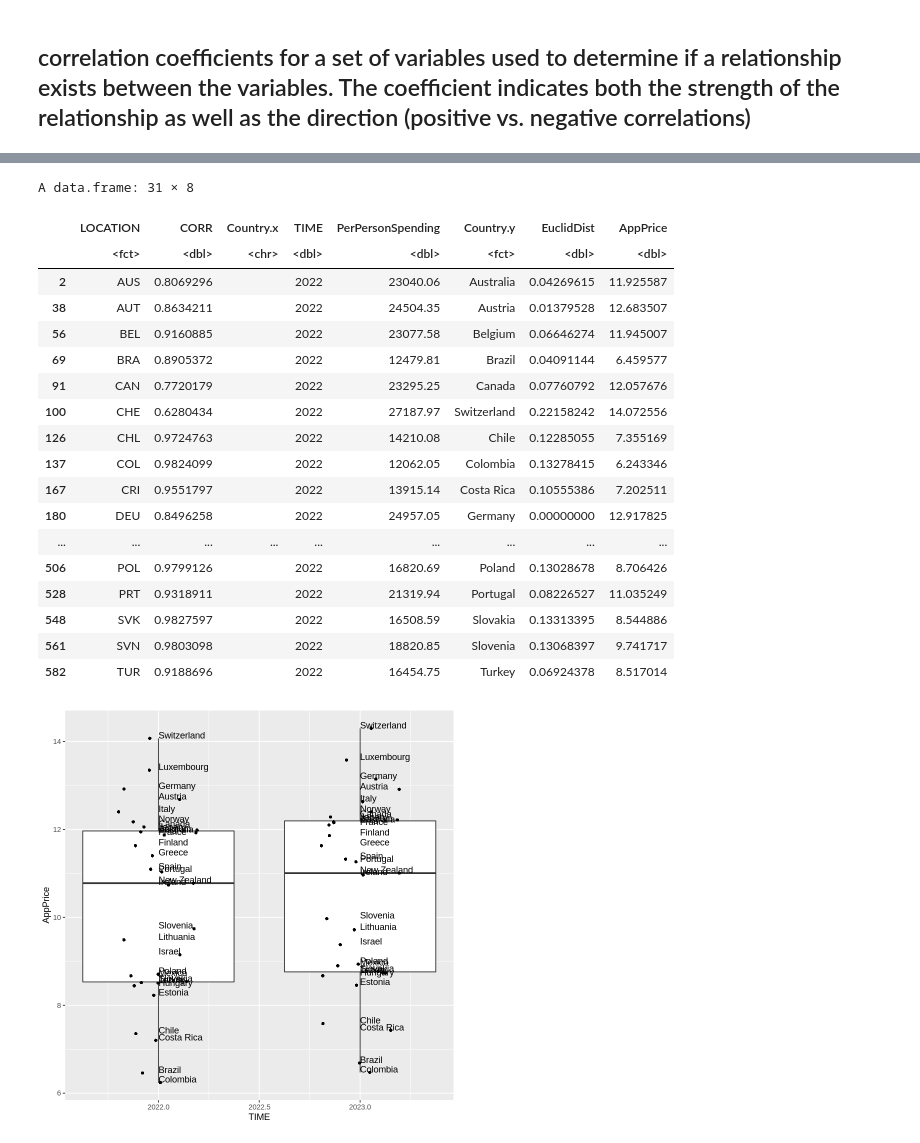
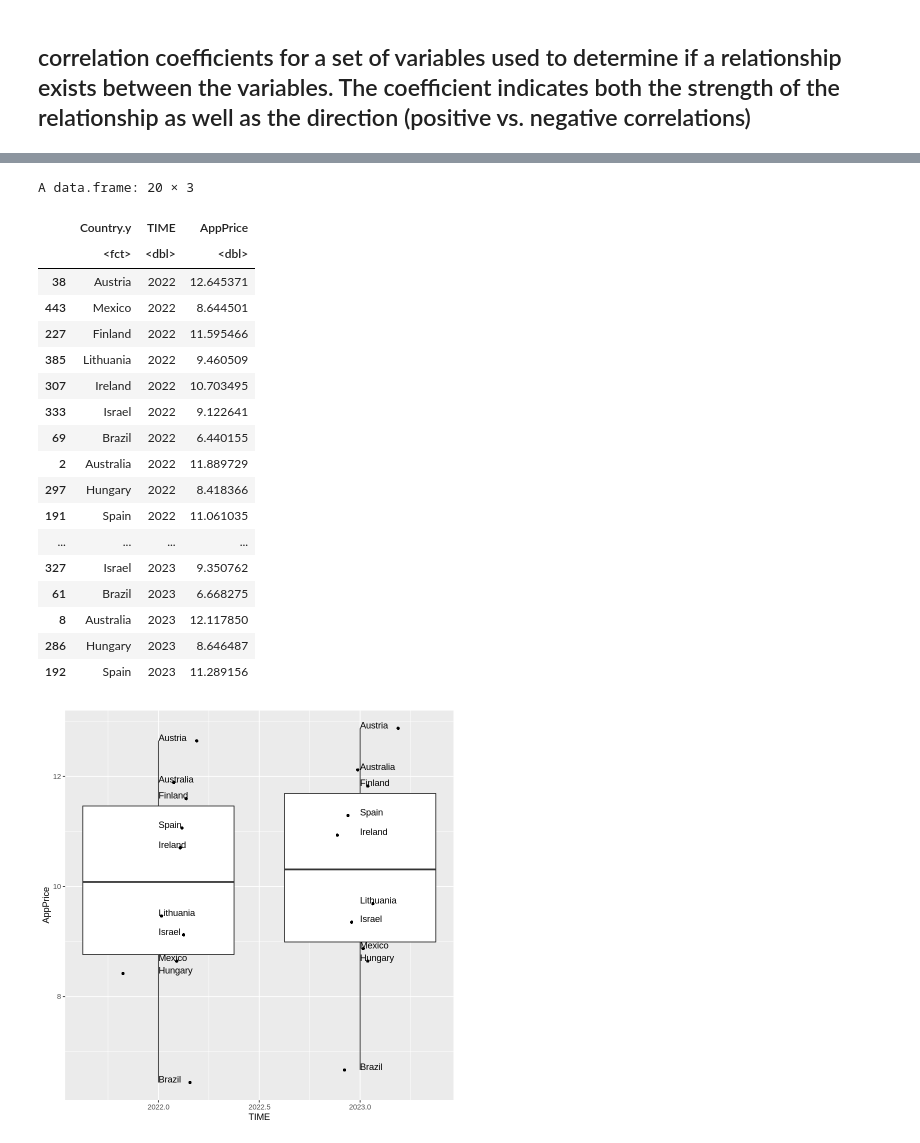
Before and after one commit to patdring/NewAppMarkets, a Jupyter notebook: CS_Fallstudie.ipynb, the cells around one changed output, grey strips where cells are left out. Saved outputs shown, nothing was run; the diff lists cells and outputs as text; code cells hidden in the pictures.

Commit message:
Intro. min. dist. concept

```diff
--- a/CS_Fallstudie.ipynb
+++ b/CS_Fallstudie.ipynb
@@ -454,43 +454,48 @@ View(app.percentage.spending)
 # %%
 df_final <- merge(result.dataframe, df_hs, by=c("LOCATION"))
 
-
 df_final$Dist <- with(df_final, abs(df_final$CORR-germany$CORR))
 # Filter out similar (to Germany) Markets. Similarity in this case: Correcaltion close to German ones
-#df_final <- df_final[df_final$CORR <= 0.9 & df_final$CORR >= 0.8 & df_final$LOCATION != 'DEU', ]
 
 # For all country candidates calcualte it's price in dollar
 df_final$AppPrice <- with(df_final, df_final$PerPersonSpending*app.percentage.spending )
 
-#df_final <- df_final[c("Country.y","TIME", "AppPrice")]
 # Create to Subsets for 2022 and 2023
 df_2022 <- subset(df_final, TIME == 2022)
-View(df_2022)
+df_2022 <- df_2022[order(df_2022$Dist), ]
+df_2022 <- df_2022[2:11, ]
+
 df_2023 <- subset(df_final, TIME == 2023)
-#View(df_2023)
+df_2023 <- df_2023[order(df_2023$Dist), ]
+df_2023 <- df_2023[2:11, ]
 
-ggplot(subset(df_final, TIME >= 2022), aes(group=TIME, y=AppPrice, x=TIME)) +
+df_final <- rbind(df_2022, df_2023)
+df_final <- df_final[c("Country.y","TIME", "AppPrice")]
+df_final <- setNames(df_final, c("Country", "Year", AppPrice
+View(df_final)
+
+ggplot(df_final, aes(group=TIME, y=AppPrice, x=TIME)) +
   geom_boxplot() +
   geom_jitter(shape=16, position=position_jitter(0.2)) +
   geom_text(aes(label=Country.y),hjust=0, vjust=0)
 # %% [output]
-A data.frame: 31 × 8
+A data.frame: 20 × 3
-|  | LOCATION | CORR | Country.x | TIME | PerPersonSpending | Country.y | EuclidDist | AppPrice |
-|  | <fct> | <dbl> | <chr> | <dbl> | <dbl> | <fct> | <dbl> | <dbl> |
-| 2 | AUS | 0.8069296 |  | 2022 | 23040.06 | Australia | 0.04269615 | 11.925587 |
-| 38 | AUT | 0.8634211 |  | 2022 | 24504.35 | Austria | 0.01379528 | 12.683507 |
-| 56 | BEL | 0.9160885 |  | 2022 | 23077.58 | Belgium | 0.06646274 | 11.945007 |
-| 69 | BRA | 0.8905372 |  | 2022 | 12479.81 | Brazil | 0.04091144 | 6.459577 |
-| 91 | CAN | 0.7720179 |  | 2022 | 23295.25 | Canada | 0.07760792 | 12.057676 |
-| 100 | CHE | 0.6280434 |  | 2022 | 27187.97 | Switzerland | 0.22158242 | 14.072556 |
-| 126 | CHL | 0.9724763 |  | 2022 | 14210.08 | Chile | 0.12285055 | 7.355169 |
-| 137 | COL | 0.9824099 |  | 2022 | 12062.05 | Colombia | 0.13278415 | 6.243346 |
-| 167 | CRI | 0.9551797 |  | 2022 | 13915.14 | Costa Rica | 0.10555386 | 7.202511 |
-| 180 | DEU | 0.8496258 |  | 2022 | 24957.05 | Germany | 0.00000000 | 12.917825 |
-| ... | ... | ... | ... | ... | ... | ... | ... | ... |
-| 506 | POL | 0.9799126 |  | 2022 | 16820.69 | Poland | 0.13028678 | 8.706426 |
-| 528 | PRT | 0.9318911 |  | 2022 | 21319.94 | Portugal | 0.08226527 | 11.035249 |
-| 548 | SVK | 0.9827597 |  | 2022 | 16508.59 | Slovakia | 0.13313395 | 8.544886 |
-| 561 | SVN | 0.9803098 |  | 2022 | 18820.85 | Slovenia | 0.13068397 | 9.741717 |
-| 582 | TUR | 0.9188696 |  | 2022 | 16454.75 | Turkey | 0.06924378 | 8.517014 |
+|  | Country.y | TIME | AppPrice |
+|  | <fct> | <dbl> | <dbl> |
+| 38 | Austria | 2022 | 12.645371 |
+| 443 | Mexico | 2022 | 8.644501 |
+| 227 | Finland | 2022 | 11.595466 |
+| 385 | Lithuania | 2022 | 9.460509 |
+| 307 | Ireland | 2022 | 10.703495 |
+| 333 | Israel | 2022 | 9.122641 |
+| 69 | Brazil | 2022 | 6.440155 |
+| 2 | Australia | 2022 | 11.889729 |
+| 297 | Hungary | 2022 | 8.418366 |
+| 191 | Spain | 2022 | 11.061035 |
+| ... | ... | ... | ... |
+| 327 | Israel | 2023 | 9.350762 |
+| 61 | Brazil | 2023 | 6.668275 |
+| 8 | Australia | 2023 | 12.117850 |
+| 286 | Hungary | 2023 | 8.646487 |
+| 192 | Spain | 2023 | 11.289156 |
-[figure, old version]
+[figure, new version]
```
Also changed, not shown: parts of 1 cell of this notebook.
